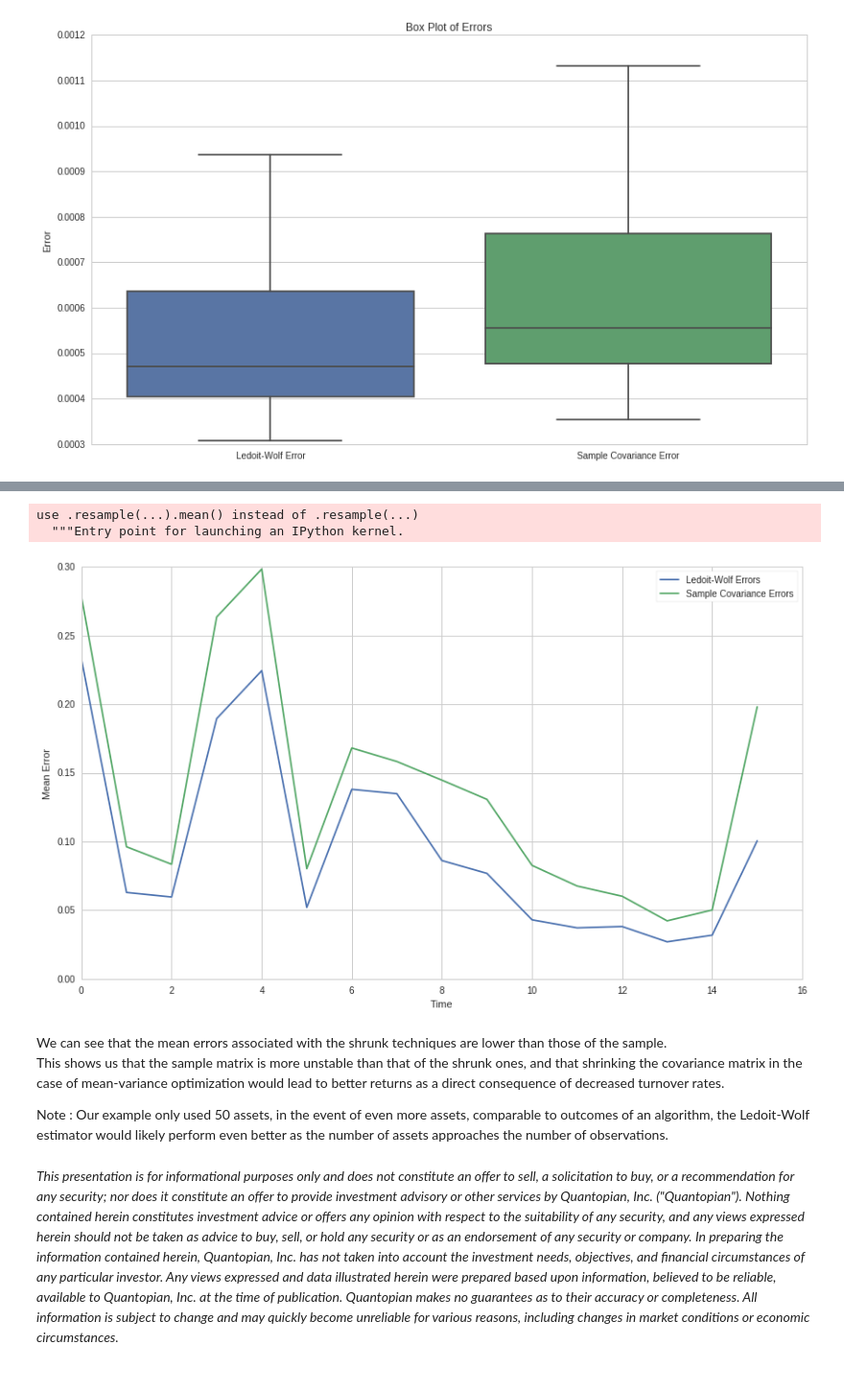
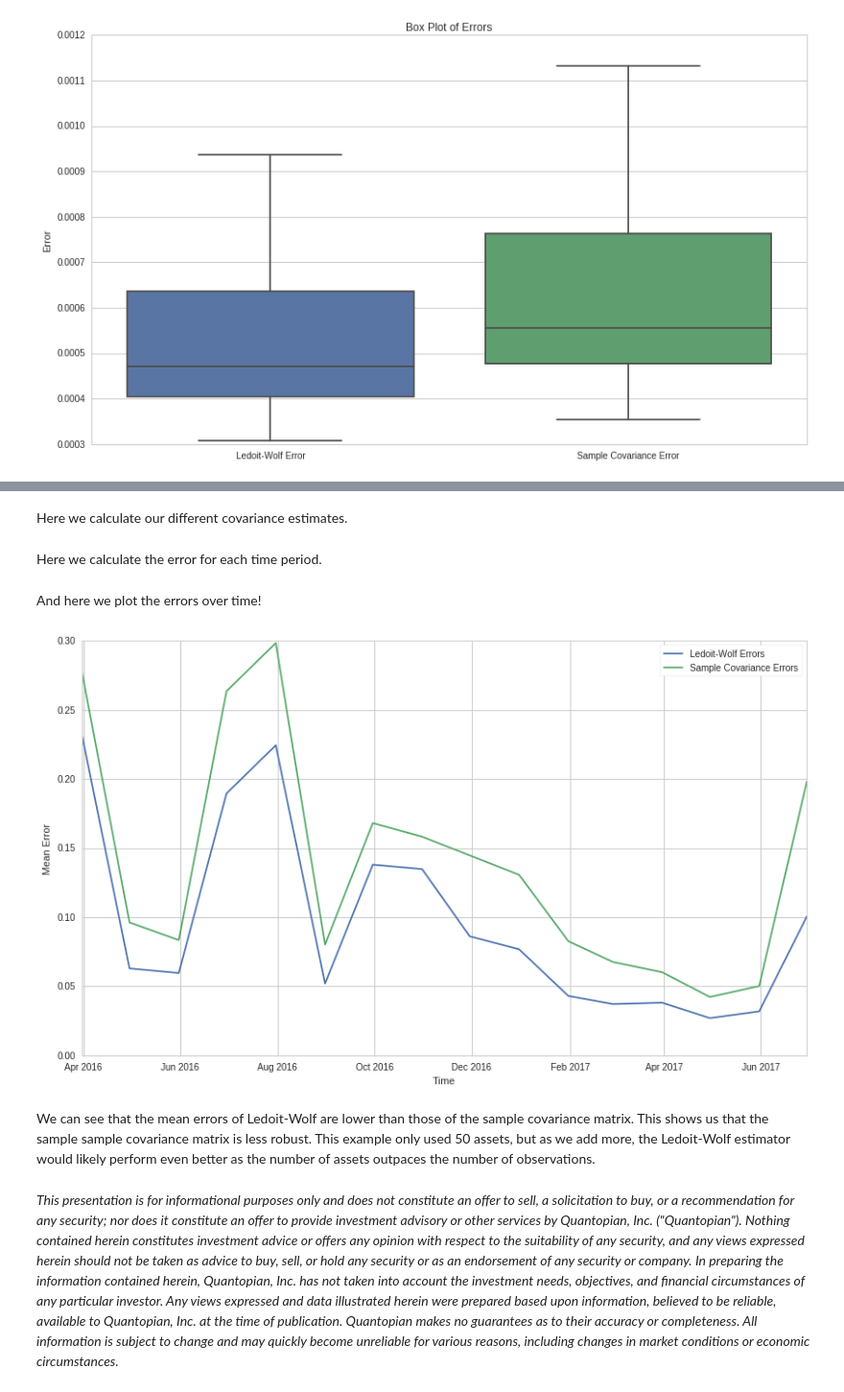
Before and after one commit to quantopian/research_public, a Jupyter notebook: notebooks/lectures/Estimating_Covariance_Matrices/notebook.ipynb, the cells around one changed output, grey strips where cells are left out. Shown at 96% size. Cells and saved outputs as stored; diff of their text form; code cells hidden in the pictures.

```diff
--- a/notebooks/lectures/Estimating_Covariance_Matrices/notebook.ipynb
+++ b/notebooks/lectures/Estimating_Covariance_Matrices/notebook.ipynb
@@ -265,10 +264,9 @@ prices = get_pricing(symbols, start_date=start_date, end_date=end_date, fields='
 prices.columns = map(lambda x: x.symbol, prices.columns)
 returns = prices.pct_change()[1:]
 # %%
-dates = returns.resample('1M').index
+dates = returns.resample('M').first().index
-# %% [output]
-use .resample(...).mean() instead of .resample(...)
-  """Entry point for launching an IPython kernel.
+# %% [markdown]
+Here we calculate our different covariance estimates.
 # %%
 sample_covs = []
 lw_covs = []
@@ -279,28 +277,29 @@ for i in range(1, len(dates)):
 
     lw_cov = covariance.ledoit_wolf(returns[dates[i-1]:dates[i]])[0]
     lw_covs.append(lw_cov)
+# %% [markdown]
+Here we calculate the error for each time period.
 # %%
 lw_diffs = []
-for pair in zip(lw_covs[:len(lw_covs)], lw_covs[1:]):
+for pair in zip(lw_covs[:-1], lw_covs[1:]):
     diff = np.mean(np.sum(np.abs(pair[0] - pair[1])))
     lw_diffs.append(diff)
 
 sample_diffs = []
-for pair in zip(sample_covs[:len(sample_covs)], sample_covs[1:]):
+for pair in zip(sample_covs[:-1], sample_covs[1:]):
     diff = np.mean(np.sum(np.abs(pair[0] - pair[1])))
     sample_diffs.append(diff)
+# %% [markdown]
+And here we plot the errors over time!
 # %%
-plt.plot(lw_diffs)
-plt.plot(sample_diffs)
+plt.plot(dates[2:], lw_diffs)
+plt.plot(dates[2:], sample_diffs)
 plt.xlabel('Time')
 plt.ylabel('Mean Error')
 plt.legend(['Ledoit-Wolf Errors', 'Sample Covariance Errors']);
 # %% [output]
-[figure, old version]
+[figure, new version]
 # %% [markdown]
-We can see that the mean errors associated with the shrunk techniques are lower than those of the sample.
-This shows us that the sample matrix is more unstable than that of the shrunk ones, and that shrinking the covariance matrix in the case of mean-variance optimization would lead to better returns as a direct consequence of decreased turnover rates.
-
-Note : Our example only used 50 assets, in the event of even more assets, comparable to outcomes of an algorithm, the Ledoit-Wolf estimator would likely perform even better as the number of assets approaches the number of observations.
+We can see that the mean errors of Ledoit-Wolf are lower than those of the sample covariance matrix. This shows us that the sample sample covariance matrix is less robust. This example only used 50 assets, but as we add more, the Ledoit-Wolf estimator would likely perform even better as the number of assets outpaces the number of observations.
 # %% [markdown]
 *This presentation is for informational purposes only and does not constitute an offer to sell, a solicitation to buy, or a recommendation for any security; nor does it constitute an offer to provide investment advisory or other services by Quantopian, Inc. ("Quantopian"). Nothing contained herein constitutes investment advice or offers any opinion with respect to the suitability of any security, and any views expressed herein should not be taken as advice to buy, sell, or hold any security or as an endorsement of any security or company.  In preparing the information contained herein, Quantopian, Inc. has not taken into account the investment needs, objectives, and financial circumstances of any particular investor. Any views expressed and data illustrated herein were prepared based upon information, believed to be reliable, available to Quantopian, Inc. at the time of publication. Quantopian makes no guarantees as to their accuracy or completeness. All information is subject to change and may quickly become unreliable for various reasons, including changes in market conditions or economic circumstances.*
```
Also changed, not shown: parts of 17 cells of this notebook, 1 other file.
